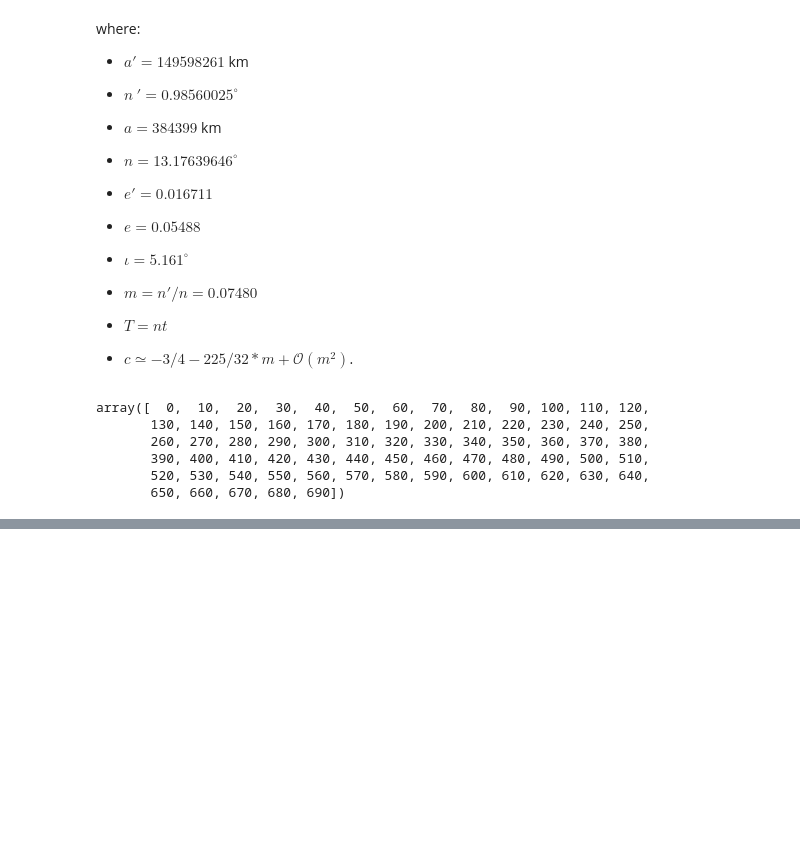
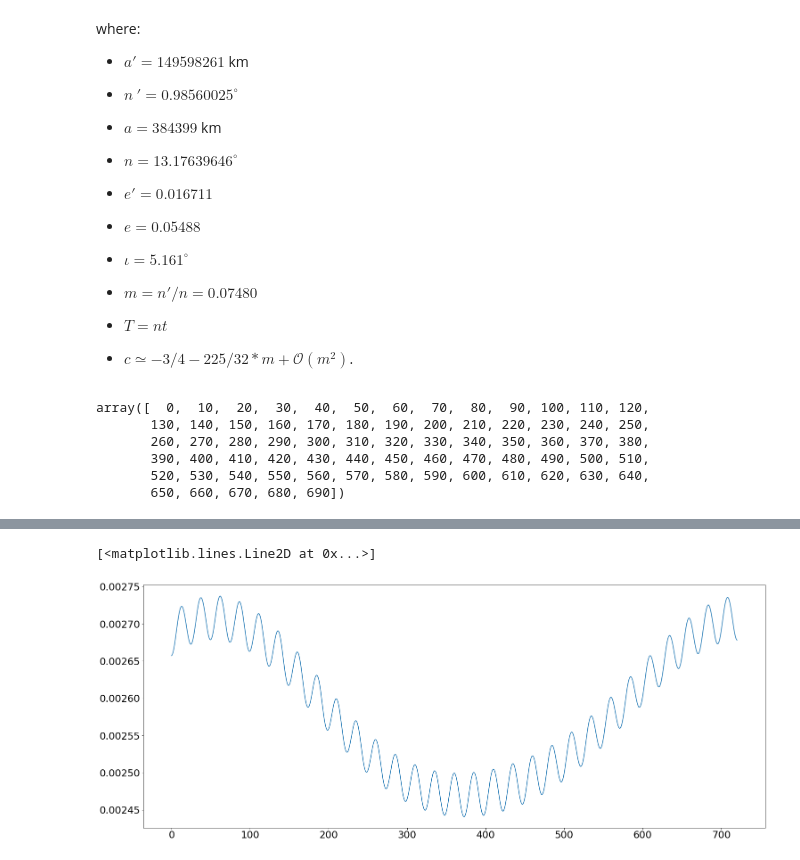
Before and after one commit to faber6911/venice-is-drowning, a Jupyter notebook: moon_distance/lunar_motion.ipynb, the cells around one changed output, grey strips where cells are left out. Saved outputs shown, nothing was run; the diff lists cells and outputs as text; code cells hidden in the pictures; blank space fills up the shorter version.

```diff
--- a/moon_distance/lunar_motion.ipynb
+++ b/moon_distance/lunar_motion.ipynb
@@ -81,0 +89,16 @@ plt.show()
+# %%
+moon = ephem.Moon()
+
+venice = ephem.Observer()
+# %%
+venice.lat = '45.44'
+venice.lon = '12.33'
+# %%
+# init venice-moon distance at datetime.now
+
+moon_dists = []
+start_date = dt.datetime.timestamp(dt.datetime.now())
+
+venice.date = dt.datetime.fromtimestamp(start_date).strftime('%Y/%m/%d %H:%M:%S')
+moon.compute(venice)
+moon_dists.append(moon.earth_distance)
@@ -81,0 +109,15 @@ plt.show()
+# %%
+# predict the venice-moon distance for n future hours
+
+for i in range(24*30):
+    start_date += 3600
+    venice.date = dt.datetime.fromtimestamp(start_date).strftime('%Y/%m/%d %H:%M:%S')
+    moon.compute(venice)
+    moon_dists.append(moon.earth_distance)
+# %%
+# plot it
+plt.figure(figsize = (25, 10))
+plt.plot(moon_dists)
+# %% [output]
+[<matplotlib.lines.Line2D at 0x...>]
+[figure, added]
```
Also changed, not shown: parts of 7 cells of this notebook.
